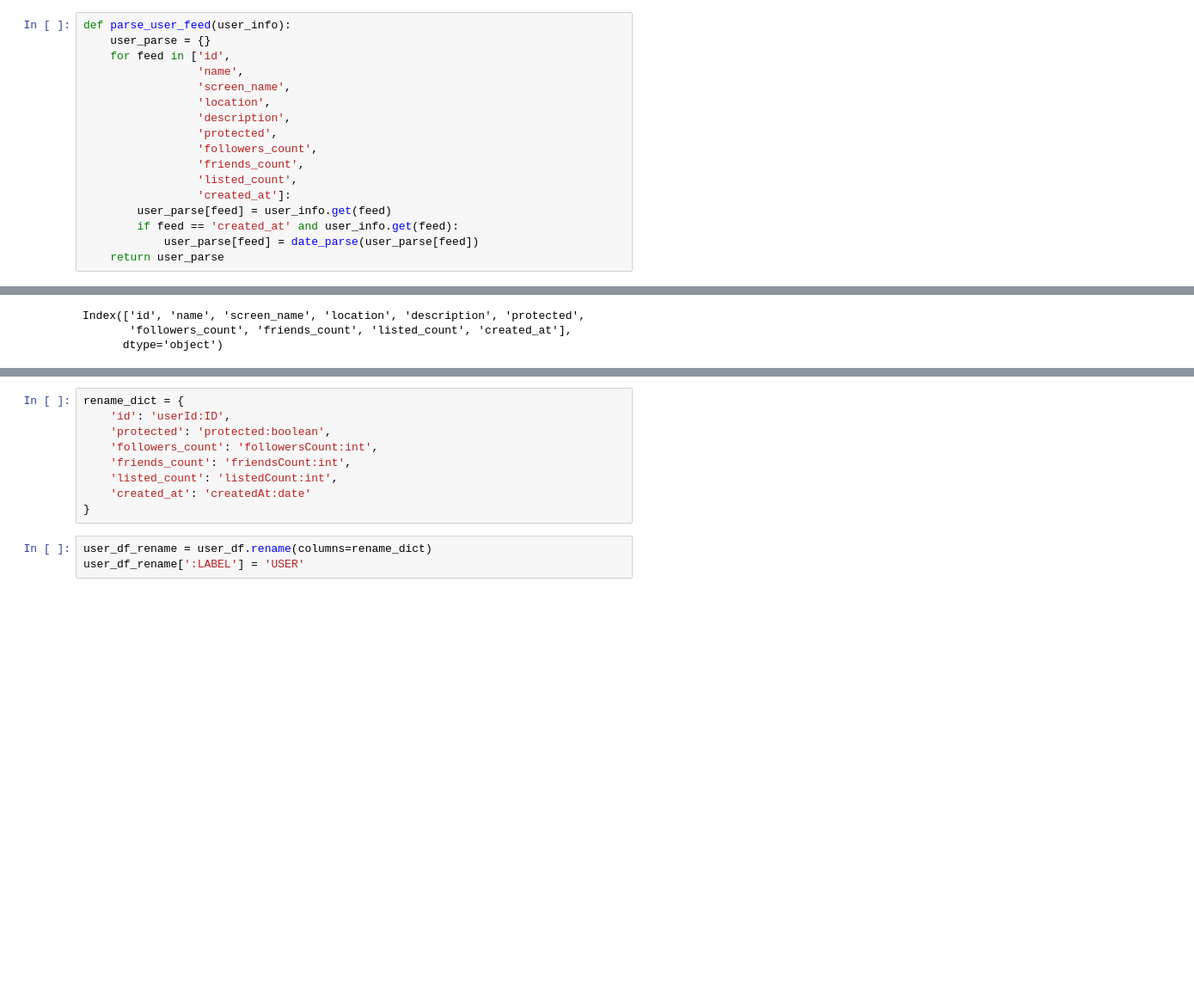
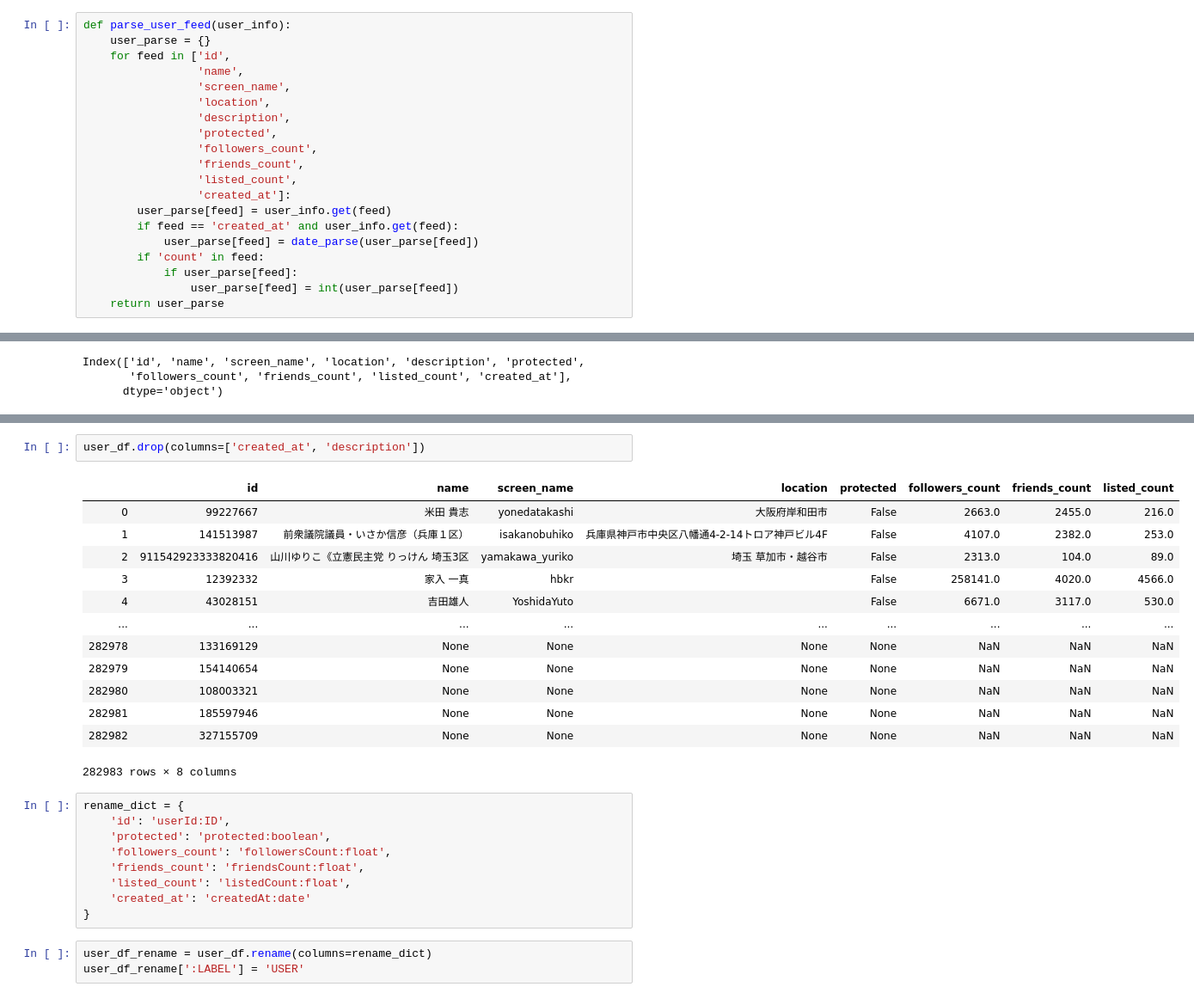
Before and after one commit to lightondust/topics_by_jupyter_notebook, a Jupyter notebook: neo4j_graph_01_data_preparation_load_csv.ipynb, the cells around one changed output, grey strips where cells are left out. Shown at 86% size. Cells and saved outputs as stored; diff of their text form; blank space fills up the shorter version.

Commit message:
neo4j graph load csv: test user node, find problems

```diff
--- a/neo4j_graph_01_data_preparation_load_csv.ipynb
+++ b/neo4j_graph_01_data_preparation_load_csv.ipynb
@@ -70,6 +73,9 @@ def parse_user_feed(user_info):
         user_parse[feed] = user_info.get(feed)
         if feed == 'created_at' and user_info.get(feed):
             user_parse[feed] = date_parse(user_parse[feed])
+        if 'count' in feed:
+            if user_parse[feed]:
+                user_parse[feed] = int(user_parse[feed])
     return user_parse
 # %%
 user_information_parsed = [parse_user_feed(u) for u in user_information]
@@ -131,10 +191,26 @@ Index(['id', 'name', 'screen_name', 'location', 'description', 'protected',
+# %%
+user_df.drop(columns=['created_at', 'description'])
+# %% [output]
+|  | id | name | screen_name | location | protected | followers_count | friends_count | listed_count |
+| 0 | 99227667 | 米田 貴志 | yonedatakashi | 大阪府岸和田市 | False | 2663.0 | 2455.0 | 216.0 |
+| 1 | 141513987 | 前衆議院議員・いさか信彦（兵庫１区） | isakanobuhiko | 兵庫県神戸市中央区八幡通4-2-14トロア神戸ビル4F | False | 4107.0 | 2382.0 | 253.0 |
+| 2 | 911542923333820416 | 山川ゆりこ《立憲民主党 りっけん 埼玉3区 | yamakawa_yuriko | 埼玉 草加市・越谷市 | False | 2313.0 | 104.0 | 89.0 |
+| 3 | 12392332 | 家入 一真 | hbkr |  | False | 258141.0 | 4020.0 | 4566.0 |
+| 4 | 43028151 | 吉田雄人 | YoshidaYuto |  | False | 6671.0 | 3117.0 | 530.0 |
+| ... | ... | ... | ... | ... | ... | ... | ... | ... |
+| 282978 | 133169129 | None | None | None | None | NaN | NaN | NaN |
+| 282979 | 154140654 | None | None | None | None | NaN | NaN | NaN |
+| 282980 | 108003321 | None | None | None | None | NaN | NaN | NaN |
+| 282981 | 185597946 | None | None | None | None | NaN | NaN | NaN |
+| 282982 | 327155709 | None | None | None | None | NaN | NaN | NaN |
+282983 rows × 8 columns
 # %%
 rename_dict = {
     'id': 'userId:ID',
     'protected': 'protected:boolean',
-    'followers_count': 'followersCount:int',
-    'friends_count': 'friendsCount:int',
-    'listed_count': 'listedCount:int',
+    'followers_count': 'followersCount:float',
+    'friends_count': 'friendsCount:float',
+    'listed_count': 'listedCount:float',
     'created_at': 'createdAt:date'
 }
 # %%
```
Also changed, not shown: parts of 16 cells of this notebook.
